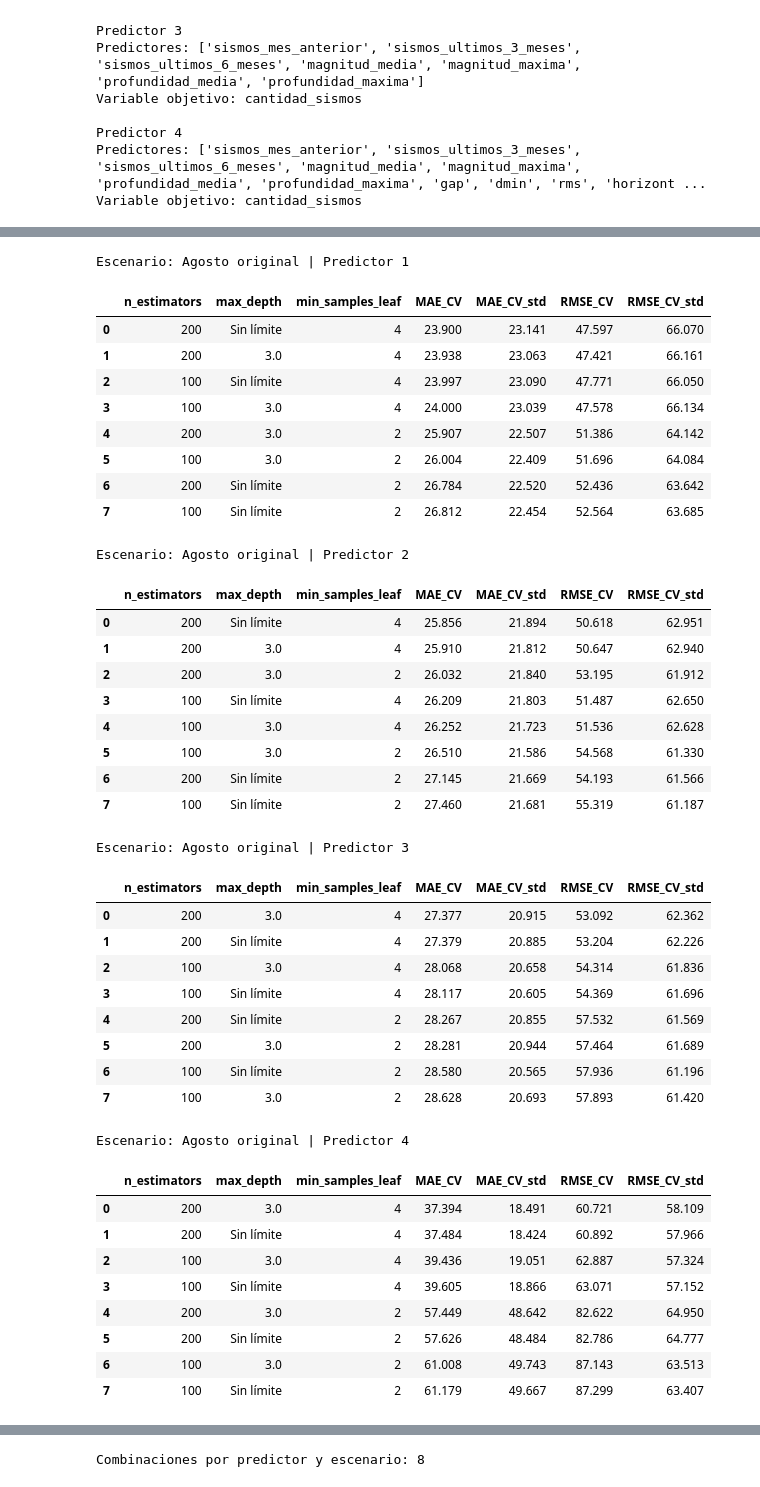
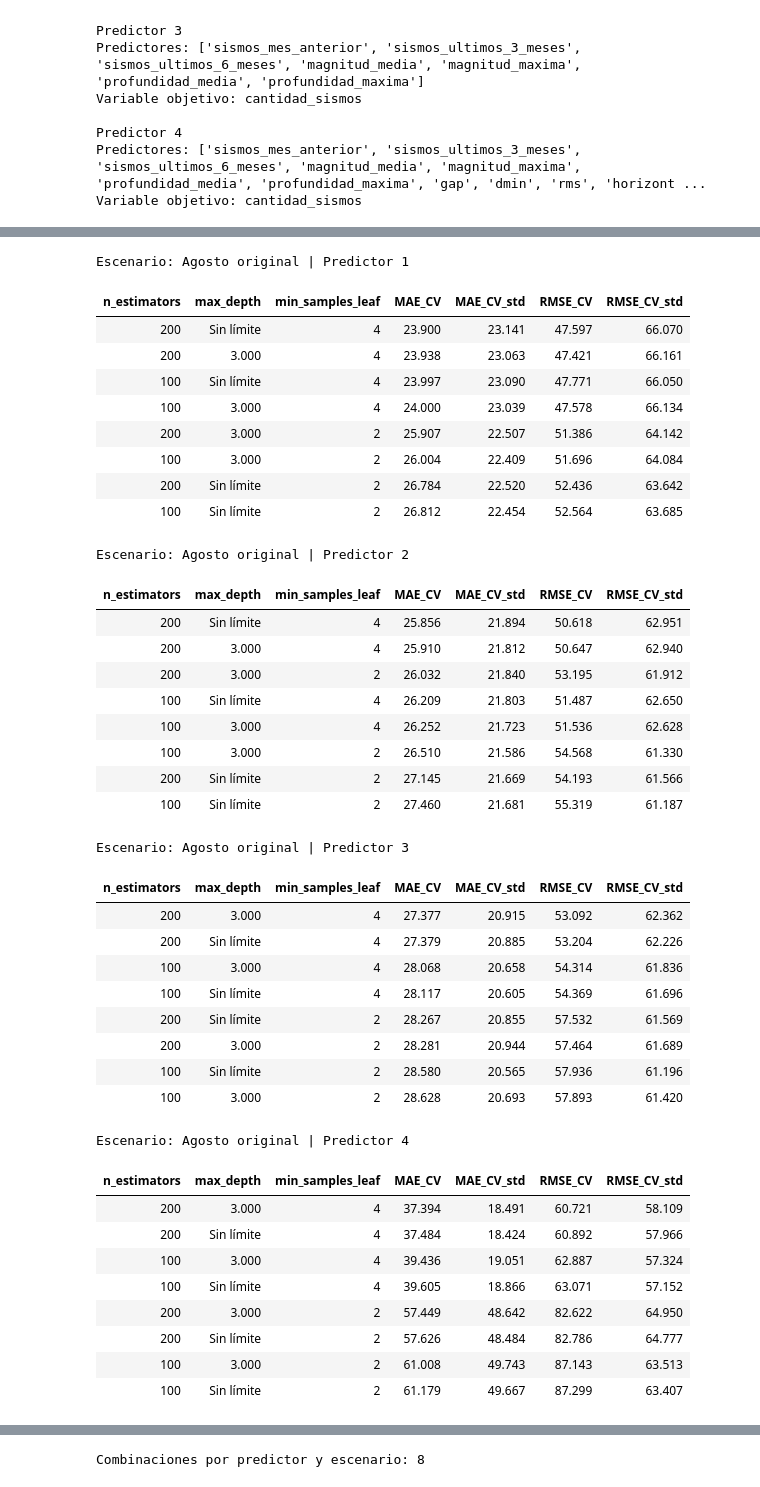
Before and after one commit to fer-gif/proyecto_ypf, a Jupyter notebook: notebooks/03_modelo_supervisado.ipynb, the cells around one changed output, grey strips where cells are left out. Drawn from its saved outputs; the diff is of its cells as text; code cells hidden in the pictures.

```diff
--- a/notebooks/03_modelo_supervisado.ipynb
+++ b/notebooks/03_modelo_supervisado.ipynb
@@ -1011,59 +1038,59 @@ RESULTADOS EN LOS 12 MESES DE PRUEBA
 # %%
 
 # ------------------------------------------------------------
 # COMPARAR LAS COMBINACIONES PROBADAS
 
 for clave, tabla in busqueda_rf_original.items():
 
     print(f"\nEscenario: {clave[0]} | {clave[1]}")
     tabla_mostrar = tabla.copy()
 
     tabla_mostrar["max_depth"] = (
         tabla_mostrar["max_depth"].astype(object).where(
             tabla_mostrar["max_depth"].notna(),
             "Sin límite"
         )
     )
 
-    display(tabla_mostrar.round(3))
+    display(tabla_mostrar.style.hide(axis="index").format(precision=3))
 # %% [output]
 Escenario: Agosto original | Predictor 1
-|  | n_estimators | max_depth | min_samples_leaf | MAE_CV | MAE_CV_std | RMSE_CV | RMSE_CV_std |
-| 0 | 200 | Sin límite | 4 | 23.900 | 23.141 | 47.597 | 66.070 |
-| 1 | 200 | 3.0 | 4 | 23.938 | 23.063 | 47.421 | 66.161 |
-| 2 | 100 | Sin límite | 4 | 23.997 | 23.090 | 47.771 | 66.050 |
-| 3 | 100 | 3.0 | 4 | 24.000 | 23.039 | 47.578 | 66.134 |
-| 4 | 200 | 3.0 | 2 | 25.907 | 22.507 | 51.386 | 64.142 |
-| 5 | 100 | 3.0 | 2 | 26.004 | 22.409 | 51.696 | 64.084 |
-| 6 | 200 | Sin límite | 2 | 26.784 | 22.520 | 52.436 | 63.642 |
-| 7 | 100 | Sin límite | 2 | 26.812 | 22.454 | 52.564 | 63.685 |
+| n_estimators | max_depth | min_samples_leaf | MAE_CV | MAE_CV_std | RMSE_CV | RMSE_CV_std |
+| 200 | Sin límite | 4 | 23.900 | 23.141 | 47.597 | 66.070 |
+| 200 | 3.000 | 4 | 23.938 | 23.063 | 47.421 | 66.161 |
+| 100 | Sin límite | 4 | 23.997 | 23.090 | 47.771 | 66.050 |
+| 100 | 3.000 | 4 | 24.000 | 23.039 | 47.578 | 66.134 |
+| 200 | 3.000 | 2 | 25.907 | 22.507 | 51.386 | 64.142 |
+| 100 | 3.000 | 2 | 26.004 | 22.409 | 51.696 | 64.084 |
+| 200 | Sin límite | 2 | 26.784 | 22.520 | 52.436 | 63.642 |
+| 100 | Sin límite | 2 | 26.812 | 22.454 | 52.564 | 63.685 |
 Escenario: Agosto original | Predictor 2
-|  | n_estimators | max_depth | min_samples_leaf | MAE_CV | MAE_CV_std | RMSE_CV | RMSE_CV_std |
-| 0 | 200 | Sin límite | 4 | 25.856 | 21.894 | 50.618 | 62.951 |
-| 1 | 200 | 3.0 | 4 | 25.910 | 21.812 | 50.647 | 62.940 |
-| 2 | 200 | 3.0 | 2 | 26.032 | 21.840 | 53.195 | 61.912 |
-| 3 | 100 | Sin límite | 4 | 26.209 | 21.803 | 51.487 | 62.650 |
-| 4 | 100 | 3.0 | 4 | 26.252 | 21.723 | 51.536 | 62.628 |
-| 5 | 100 | 3.0 | 2 | 26.510 | 21.586 | 54.568 | 61.330 |
-| 6 | 200 | Sin límite | 2 | 27.145 | 21.669 | 54.193 | 61.566 |
-| 7 | 100 | Sin límite | 2 | 27.460 | 21.681 | 55.319 | 61.187 |
+| n_estimators | max_depth | min_samples_leaf | MAE_CV | MAE_CV_std | RMSE_CV | RMSE_CV_std |
+| 200 | Sin límite | 4 | 25.856 | 21.894 | 50.618 | 62.951 |
+| 200 | 3.000 | 4 | 25.910 | 21.812 | 50.647 | 62.940 |
+| 200 | 3.000 | 2 | 26.032 | 21.840 | 53.195 | 61.912 |
+| 100 | Sin límite | 4 | 26.209 | 21.803 | 51.487 | 62.650 |
+| 100 | 3.000 | 4 | 26.252 | 21.723 | 51.536 | 62.628 |
+| 100 | 3.000 | 2 | 26.510 | 21.586 | 54.568 | 61.330 |
+| 200 | Sin límite | 2 | 27.145 | 21.669 | 54.193 | 61.566 |
+| 100 | Sin límite | 2 | 27.460 | 21.681 | 55.319 | 61.187 |
 Escenario: Agosto original | Predictor 3
-|  | n_estimators | max_depth | min_samples_leaf | MAE_CV | MAE_CV_std | RMSE_CV | RMSE_CV_std |
-| 0 | 200 | 3.0 | 4 | 27.377 | 20.915 | 53.092 | 62.362 |
-| 1 | 200 | Sin límite | 4 | 27.379 | 20.885 | 53.204 | 62.226 |
-| 2 | 100 | 3.0 | 4 | 28.068 | 20.658 | 54.314 | 61.836 |
-| 3 | 100 | Sin límite | 4 | 28.117 | 20.605 | 54.369 | 61.696 |
-| 4 | 200 | Sin límite | 2 | 28.267 | 20.855 | 57.532 | 61.569 |
-| 5 | 200 | 3.0 | 2 | 28.281 | 20.944 | 57.464 | 61.689 |
-| 6 | 100 | Sin límite | 2 | 28.580 | 20.565 | 57.936 | 61.196 |
-| 7 | 100 | 3.0 | 2 | 28.628 | 20.693 | 57.893 | 61.420 |
+| n_estimators | max_depth | min_samples_leaf | MAE_CV | MAE_CV_std | RMSE_CV | RMSE_CV_std |
+| 200 | 3.000 | 4 | 27.377 | 20.915 | 53.092 | 62.362 |
+| 200 | Sin límite | 4 | 27.379 | 20.885 | 53.204 | 62.226 |
+| 100 | 3.000 | 4 | 28.068 | 20.658 | 54.314 | 61.836 |
+| 100 | Sin límite | 4 | 28.117 | 20.605 | 54.369 | 61.696 |
+| 200 | Sin límite | 2 | 28.267 | 20.855 | 57.532 | 61.569 |
+| 200 | 3.000 | 2 | 28.281 | 20.944 | 57.464 | 61.689 |
+| 100 | Sin límite | 2 | 28.580 | 20.565 | 57.936 | 61.196 |
+| 100 | 3.000 | 2 | 28.628 | 20.693 | 57.893 | 61.420 |
 Escenario: Agosto original | Predictor 4
-|  | n_estimators | max_depth | min_samples_leaf | MAE_CV | MAE_CV_std | RMSE_CV | RMSE_CV_std |
-| 0 | 200 | 3.0 | 4 | 37.394 | 18.491 | 60.721 | 58.109 |
-| 1 | 200 | Sin límite | 4 | 37.484 | 18.424 | 60.892 | 57.966 |
-| 2 | 100 | 3.0 | 4 | 39.436 | 19.051 | 62.887 | 57.324 |
-| 3 | 100 | Sin límite | 4 | 39.605 | 18.866 | 63.071 | 57.152 |
-| 4 | 200 | 3.0 | 2 | 57.449 | 48.642 | 82.622 | 64.950 |
-| 5 | 200 | Sin límite | 2 | 57.626 | 48.484 | 82.786 | 64.777 |
-| 6 | 100 | 3.0 | 2 | 61.008 | 49.743 | 87.143 | 63.513 |
-| 7 | 100 | Sin límite | 2 | 61.179 | 49.667 | 87.299 | 63.407 |
+| n_estimators | max_depth | min_samples_leaf | MAE_CV | MAE_CV_std | RMSE_CV | RMSE_CV_std |
+| 200 | 3.000 | 4 | 37.394 | 18.491 | 60.721 | 58.109 |
+| 200 | Sin límite | 4 | 37.484 | 18.424 | 60.892 | 57.966 |
+| 100 | 3.000 | 4 | 39.436 | 19.051 | 62.887 | 57.324 |
+| 100 | Sin límite | 4 | 39.605 | 18.866 | 63.071 | 57.152 |
+| 200 | 3.000 | 2 | 57.449 | 48.642 | 82.622 | 64.950 |
+| 200 | Sin límite | 2 | 57.626 | 48.484 | 82.786 | 64.777 |
+| 100 | 3.000 | 2 | 61.008 | 49.743 | 87.143 | 63.513 |
+| 100 | Sin límite | 2 | 61.179 | 49.667 | 87.299 | 63.407 |
```
Also changed, not shown: parts of 60 cells of this notebook, 1 other file.
